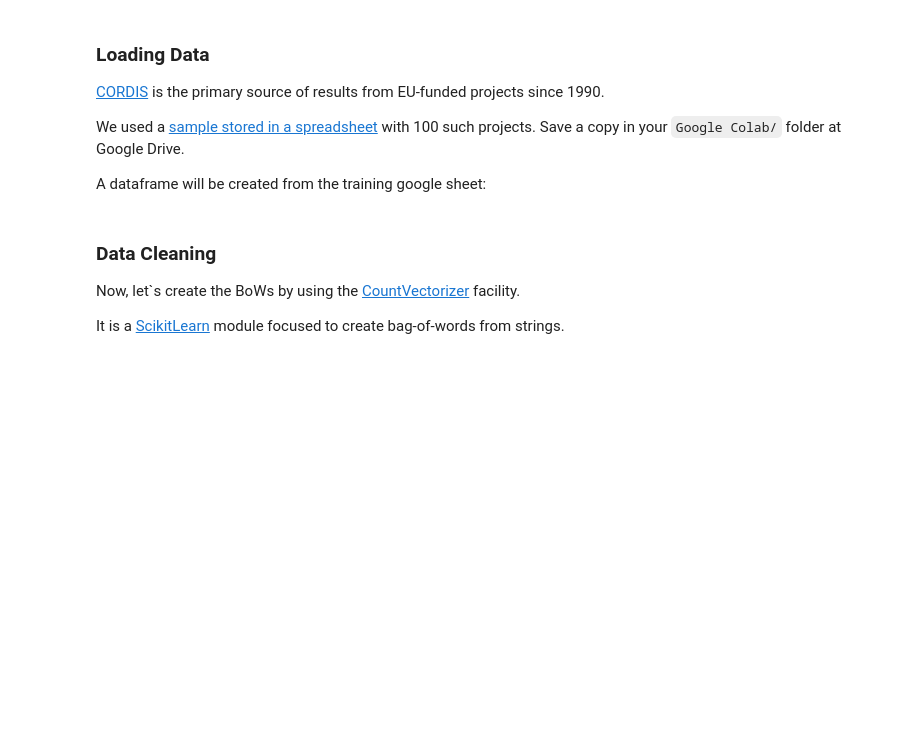
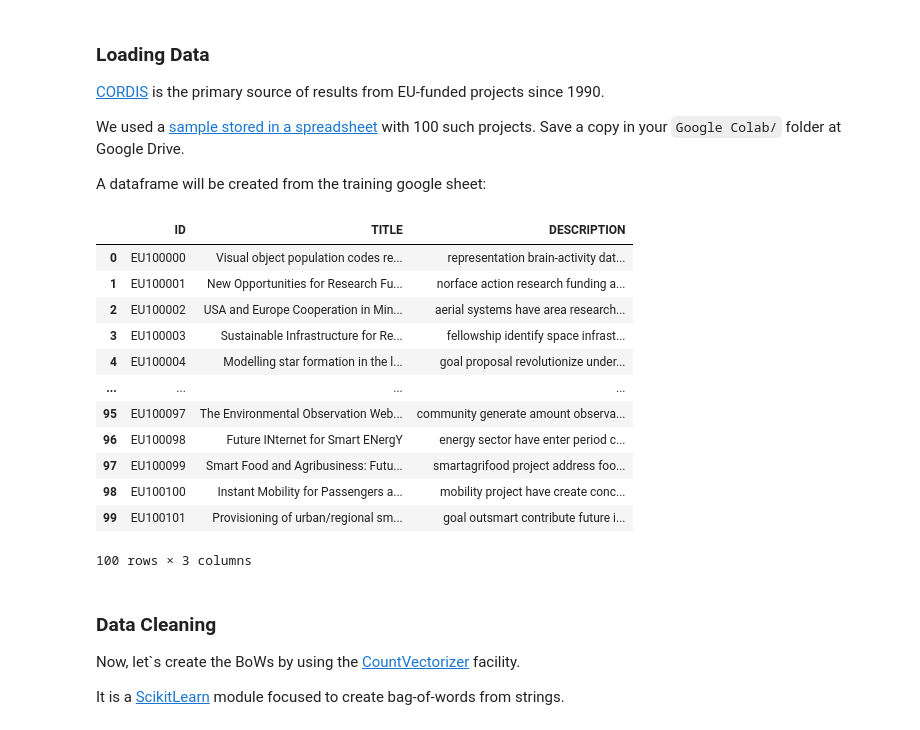
Before and after one commit to cbadenes/notebooks, a Jupyter notebook: probabilistic_topic_models/LDA_Topics.ipynb, the cells around one changed output. Saved outputs shown, nothing was run; the diff lists cells and outputs as text; code cells hidden in the pictures; blank space fills up the shorter version.

```diff
--- a/probabilistic_topic_models/LDA_Topics.ipynb
+++ b/probabilistic_topic_models/LDA_Topics.ipynb
@@ -31,21 +25,42 @@ A dataframe will be created from the training google sheet:
 # %%
 from google.colab import data_table
 data_table.enable_dataframe_formatter()
 
+from google.colab import auth
+auth.authenticate_user()
+
+import gspread
+from google.auth import default
+creds, _ = default()
+
+gc = gspread.authorize(creds)
+
 # name of the spreadsheet with texts (e.g.'texts_nlp')
 corpus = 'texts_nlp'
-
-gc = gspread.authorize(GoogleCredentials.get_application_default())
 
 worksheet = gc.open(corpus).sheet1
 
 # get_all_values gives a list of rows.
 rows = worksheet.get_all_values()
 
 # Convert to a DataFrame and render.
 import pandas as pd
 dataset_df = pd.DataFrame.from_records(rows[1:], columns=["ID","TITLE","DESCRIPTION"])
 data_table.DataTable(dataset_df, include_index=False, num_rows_per_page=5)
+# %% [output]
+|  | ID | TITLE | DESCRIPTION |
+| 0 | EU100000 | Visual object population codes re... | representation brain-activity dat... |
+| 1 | EU100001 | New Opportunities for Research Fu... | norface action research funding a... |
+| 2 | EU100002 | USA and Europe Cooperation in Min... | aerial systems have area research... |
+| 3 | EU100003 | Sustainable Infrastructure for Re... | fellowship identify space infrast... |
+| 4 | EU100004 | Modelling star formation in the l... | goal proposal revolutionize under... |
+| ... | ... | ... | ... |
+| 95 | EU100097 | The Environmental Observation Web... | community generate amount observa... |
+| 96 | EU100098 | Future INternet for Smart ENergY | energy sector have enter period c... |
+| 97 | EU100099 | Smart Food and Agribusiness: Futu... | smartagrifood project address foo... |
+| 98 | EU100100 | Instant Mobility for Passengers a... | mobility project have create conc... |
+| 99 | EU100101 | Provisioning of urban/regional sm... | goal outsmart contribute future i... |
+100 rows × 3 columns
 # %% [markdown]
 ### Data Cleaning
 
```
Also changed, not shown: parts of 1 cell of this notebook.
